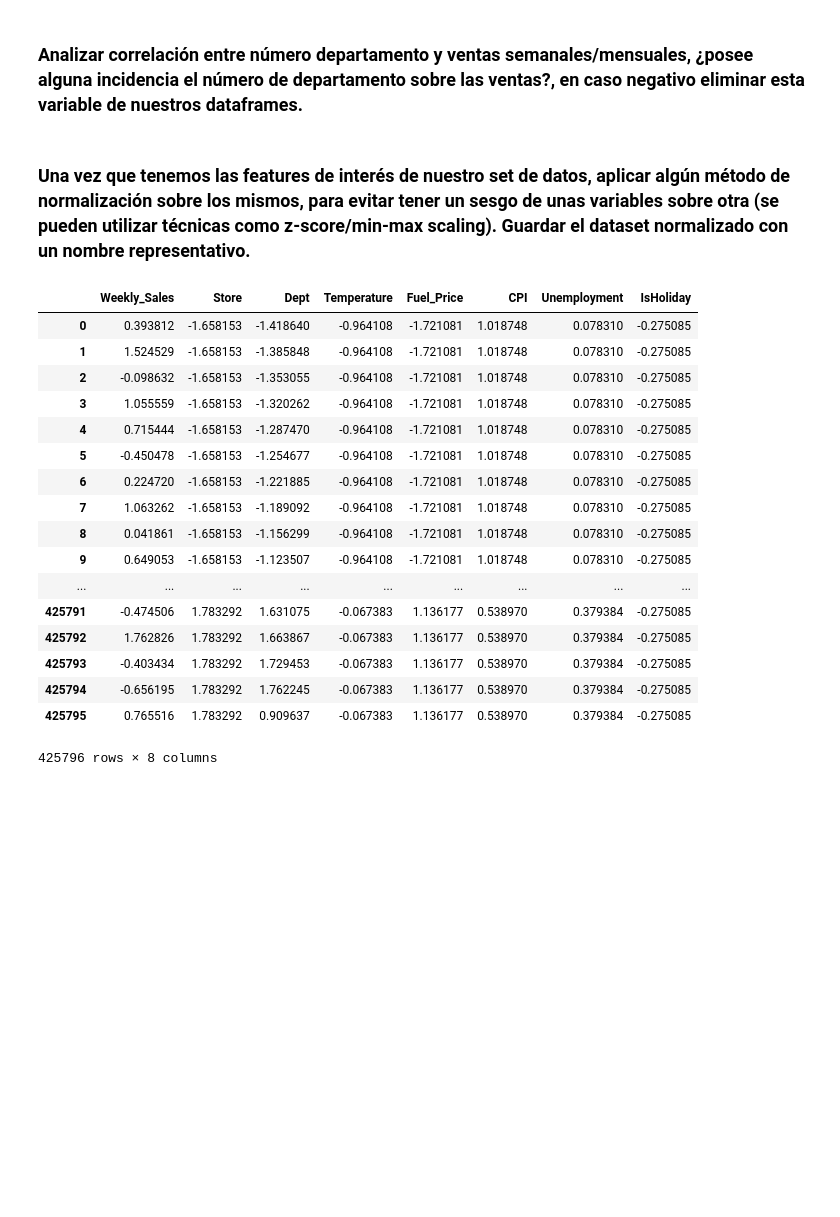
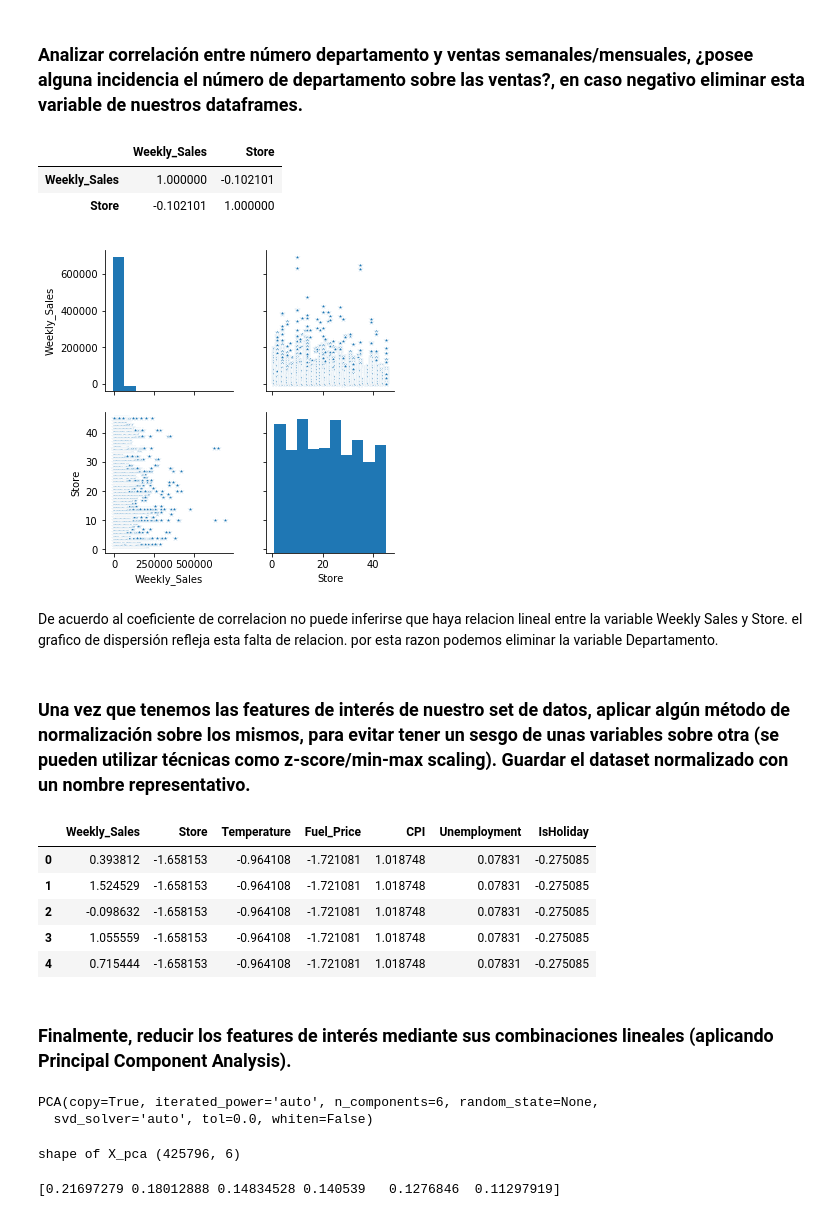
Before and after one commit to dbourdin/diplodatos-mentorias, a Jupyter notebook: AnalisisYCuracion/retail_data_analytics.ipynb, the cells around one changed output. Drawn from its saved outputs; the diff is of its cells as text; code cells hidden in the pictures; blank space fills up the shorter version.

```diff
--- a/AnalisisYCuracion/retail_data_analytics.ipynb
+++ b/AnalisisYCuracion/retail_data_analytics.ipynb
@@ -500,29 +500,54 @@ Ventas mensuales para la tienda 45:
 [figure]
 # %% [markdown]
 ### Analizar correlación entre número departamento y ventas semanales/mensuales, ¿posee alguna incidencia el número de departamento sobre las ventas?, en caso negativo eliminar esta variable de nuestros dataframes.
+# %%
+sales_features.loc[:,['Weekly_Sales','Store']].corr(method ='spearman')
+# %% [output]
+|  | Weekly_Sales | Store |
+| Weekly_Sales | 1.000000 | -0.102101 |
+| Store | -0.102101 | 1.000000 |
+# %%
+seaborn.pairplot(data=sales_features,
+                 vars=['Weekly_Sales','Store'],
+                 markers='*')
+seaborn.despine()
+# %% [output]
+[figure, added]
+# %% [markdown]
+De acuerdo al coeficiente de correlacion no puede inferirse que haya relacion lineal entre la variable Weekly Sales y Store. el grafico de dispersión refleja esta falta de relacion. por esta razon podemos eliminar la variable Departamento.
+# %%
+sales_features.drop('Dept', axis=1, inplace=True)
 # %% [markdown]
 ### Una vez que tenemos las features de interés de nuestro set de datos, aplicar algún método de normalización sobre los mismos, para evitar tener un sesgo de unas variables sobre otra (se pueden utilizar técnicas como z-score/min-max scaling). Guardar el dataset normalizado con un nombre representativo.
 # %%
 from scipy.stats import zscore
 # %%
 numeric_cols = sales_features.select_dtypes(include=[np.number]).columns
-sales_features[numeric_cols].apply(zscore)
+sales_features=sales_features[numeric_cols].apply(zscore)
+sales_features.head(5)
 # %% [output]
-|  | Weekly_Sales | Store | Dept | Temperature | Fuel_Price | CPI | Unemployment | IsHoliday |
-| 0 | 0.393812 | -1.658153 | -1.418640 | -0.964108 | -1.721081 | 1.018748 | 0.078310 | -0.275085 |
-| 1 | 1.524529 | -1.658153 | -1.385848 | -0.964108 | -1.721081 | 1.018748 | 0.078310 | -0.275085 |
-| 2 | -0.098632 | -1.658153 | -1.353055 | -0.964108 | -1.721081 | 1.018748 | 0.078310 | -0.275085 |
-| 3 | 1.055559 | -1.658153 | -1.320262 | -0.964108 | -1.721081 | 1.018748 | 0.078310 | -0.275085 |
-| 4 | 0.715444 | -1.658153 | -1.287470 | -0.964108 | -1.721081 | 1.018748 | 0.078310 | -0.275085 |
-| 5 | -0.450478 | -1.658153 | -1.254677 | -0.964108 | -1.721081 | 1.018748 | 0.078310 | -0.275085 |
-| 6 | 0.224720 | -1.658153 | -1.221885 | -0.964108 | -1.721081 | 1.018748 | 0.078310 | -0.275085 |
-| 7 | 1.063262 | -1.658153 | -1.189092 | -0.964108 | -1.721081 | 1.018748 | 0.078310 | -0.275085 |
-| 8 | 0.041861 | -1.658153 | -1.156299 | -0.964108 | -1.721081 | 1.018748 | 0.078310 | -0.275085 |
-| 9 | 0.649053 | -1.658153 | -1.123507 | -0.964108 | -1.721081 | 1.018748 | 0.078310 | -0.275085 |
-| ... | ... | ... | ... | ... | ... | ... | ... | ... |
-| 425791 | -0.474506 | 1.783292 | 1.631075 | -0.067383 | 1.136177 | 0.538970 | 0.379384 | -0.275085 |
-| 425792 | 1.762826 | 1.783292 | 1.663867 | -0.067383 | 1.136177 | 0.538970 | 0.379384 | -0.275085 |
-| 425793 | -0.403434 | 1.783292 | 1.729453 | -0.067383 | 1.136177 | 0.538970 | 0.379384 | -0.275085 |
-| 425794 | -0.656195 | 1.783292 | 1.762245 | -0.067383 | 1.136177 | 0.538970 | 0.379384 | -0.275085 |
-| 425795 | 0.765516 | 1.783292 | 0.909637 | -0.067383 | 1.136177 | 0.538970 | 0.379384 | -0.275085 |
+|  | Weekly_Sales | Store | Temperature | Fuel_Price | CPI | Unemployment | IsHoliday |
+| 0 | 0.393812 | -1.658153 | -0.964108 | -1.721081 | 1.018748 | 0.07831 | -0.275085 |
+| 1 | 1.524529 | -1.658153 | -0.964108 | -1.721081 | 1.018748 | 0.07831 | -0.275085 |
+| 2 | -0.098632 | -1.658153 | -0.964108 | -1.721081 | 1.018748 | 0.07831 | -0.275085 |
+| 3 | 1.055559 | -1.658153 | -0.964108 | -1.721081 | 1.018748 | 0.07831 | -0.275085 |
+| 4 | 0.715444 | -1.658153 | -0.964108 | -1.721081 | 1.018748 | 0.07831 | -0.275085 |
-425796 rows × 8 columns
+# %% [markdown]
+### Finalmente, reducir los features de interés mediante sus combinaciones lineales (aplicando Principal Component Analysis).
+# %%
+from sklearn.decomposition import PCA
+pca = PCA(n_components=6)
+pca.fit(sales_features)# obtener los componentes principales
+# %% [output]
+PCA(copy=True, iterated_power='auto', n_components=6, random_state=None,
+  svd_solver='auto', tol=0.0, whiten=False)
+# %%
+sales_features_pca=pca.transform(sales_features) # convertimos nuestros datos con las nuevas dimensiones de PCA
+print("shape of X_pca", sales_features_pca.shape)
+# %% [output]
+shape of X_pca (425796, 6)
+# %%
+expl = pca.explained_variance_ratio_
+print(expl)
+# %% [output]
+[0.21697279 0.18012888 0.14834528 0.140539   0.1276846  0.11297919]
```
Also changed, not shown: parts of 4 cells of this notebook.
